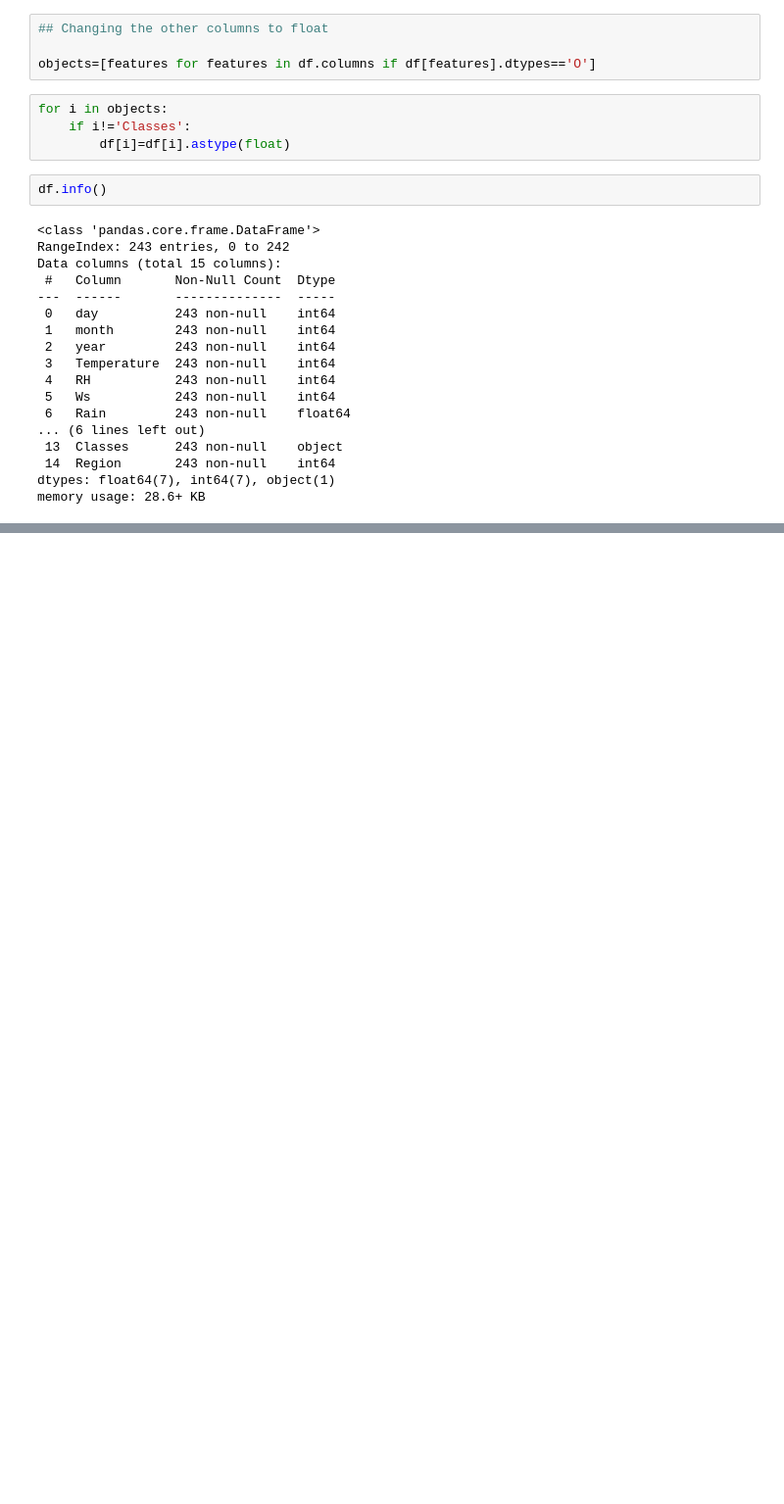
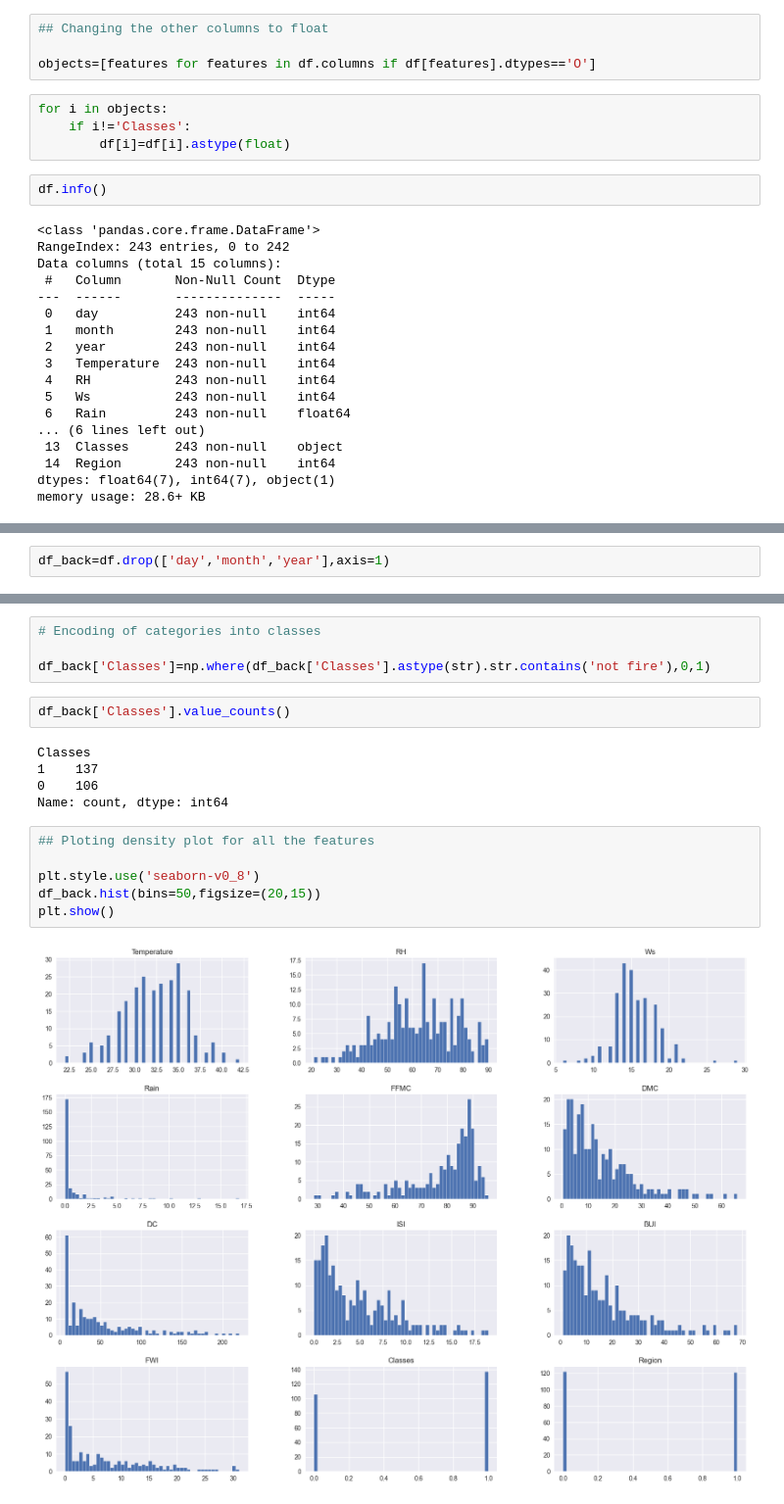
Before and after one commit to anshul755/Machine-Learning, a Jupyter notebook: Algerian Forest Fire/AlgerianForestFire.ipynb, the cells around one changed output, grey strips where cells are left out. Shown: that part at 98% size. Cells and saved outputs as stored; diff of their text form; blank space fills up the shorter version.

Commit message:
Algerian Forest Fire ML Project

```diff
--- a/Algerian Forest Fire/AlgerianForestFire.ipynb
+++ b/Algerian Forest Fire/AlgerianForestFire.ipynb
@@ -229,0 +234,2 @@ memory usage: 28.6+ KB
+# %%
+df_back=df.drop(['day','month','year'],axis=1)
@@ -229,0 +245,19 @@ memory usage: 28.6+ KB
+# %%
+# Encoding of categories into classes
+
+df_back['Classes']=np.where(df_back['Classes'].astype(str).str.contains('not fire'),0,1)
+# %%
+df_back['Classes'].value_counts()
+# %% [output]
+Classes
+1    137
+0    106
+Name: count, dtype: int64
+# %%
+## Ploting density plot for all the features
+
+plt.style.use('seaborn-v0_8')
+df_back.hist(bins=50,figsize=(20,15))
+plt.show()
+# %% [output]
+[figure, added]
```
Also changed, not shown: parts of 31 cells of this notebook, 1 other file.
